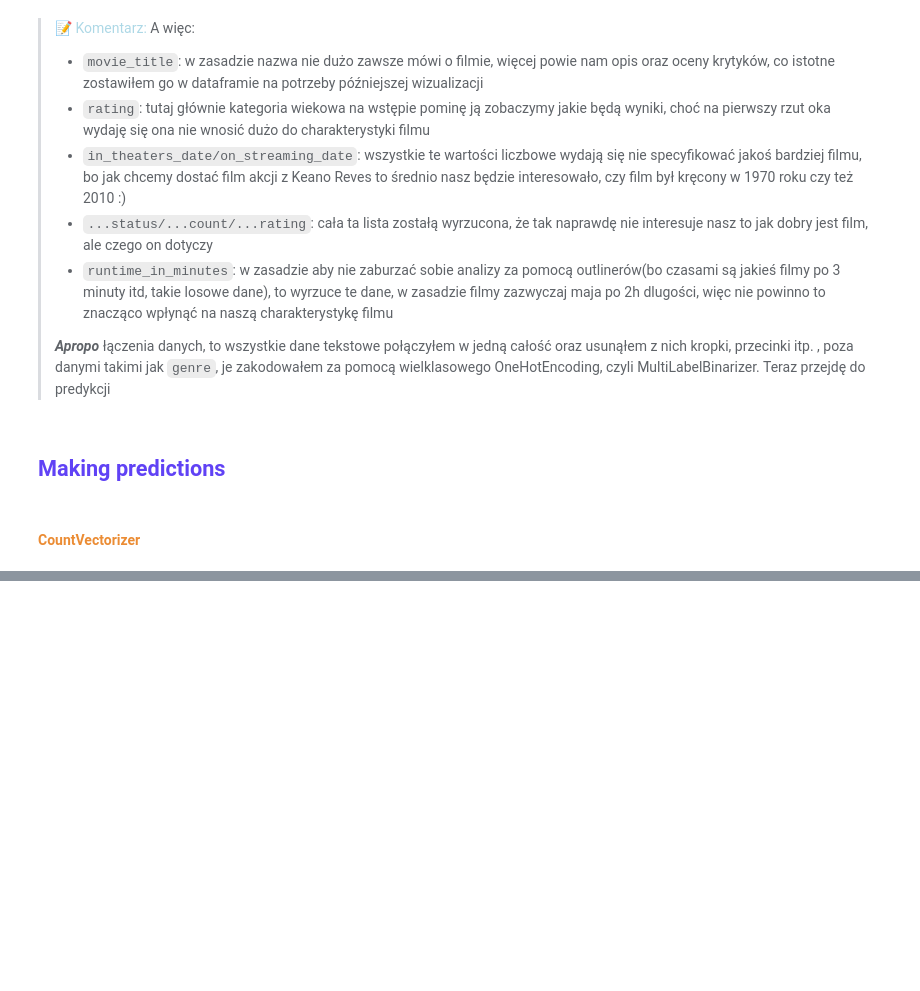
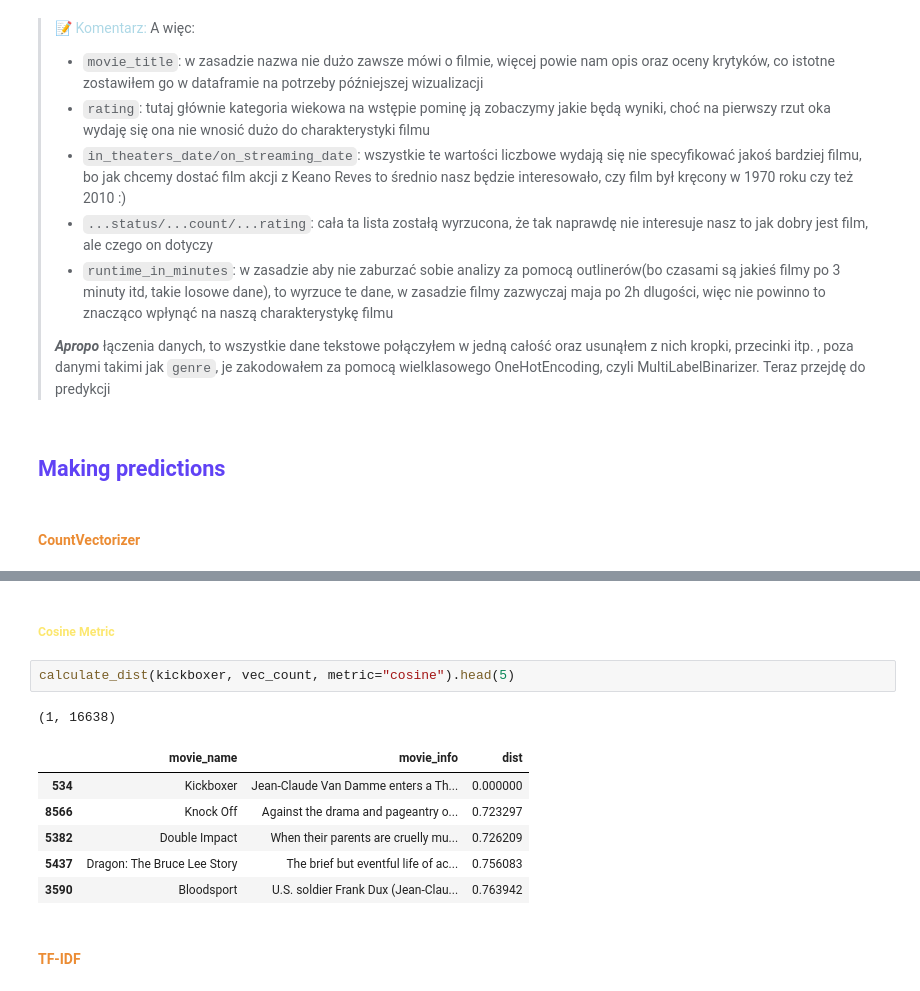
Before and after one commit to JHeczko/dataScience_kurs, a Jupyter notebook: Clusterization/Advanced/clusterization_advanced.ipynb, the cells around one changed output, grey strips where cells are left out. Saved outputs shown, nothing was run; the diff lists cells and outputs as text; blank space fills up the shorter version.

```diff
--- a/Clusterization/Advanced/clusterization_advanced.ipynb
+++ b/Clusterization/Advanced/clusterization_advanced.ipynb
@@ -164,0 +203,14 @@ vectorizer = CountVectorizer()
+# %% [markdown]
+##### <span style="color:#fce76f"><b>Cosine Metric
+# %%
+calculate_dist(kickboxer, vec_count, metric="cosine").head(5)
+# %% [output]
+(1, 16638)
+|  | movie_name | movie_info | dist |
+| 534 | Kickboxer | Jean-Claude Van Damme enters a Th... | 0.000000 |
+| 8566 | Knock Off | Against the drama and pageantry o... | 0.723297 |
+| 5382 | Double Impact | When their parents are cruelly mu... | 0.726209 |
+| 5437 | Dragon: The Bruce Lee Story | The brief but eventful life of ac... | 0.756083 |
+| 3590 | Bloodsport | U.S. soldier Frank Dux (Jean-Clau... | 0.763942 |
+# %% [markdown]
+#### <span style="color:#eb8c34"><b>TF-IDF
```
Also changed, not shown: parts of 12 cells of this notebook.
